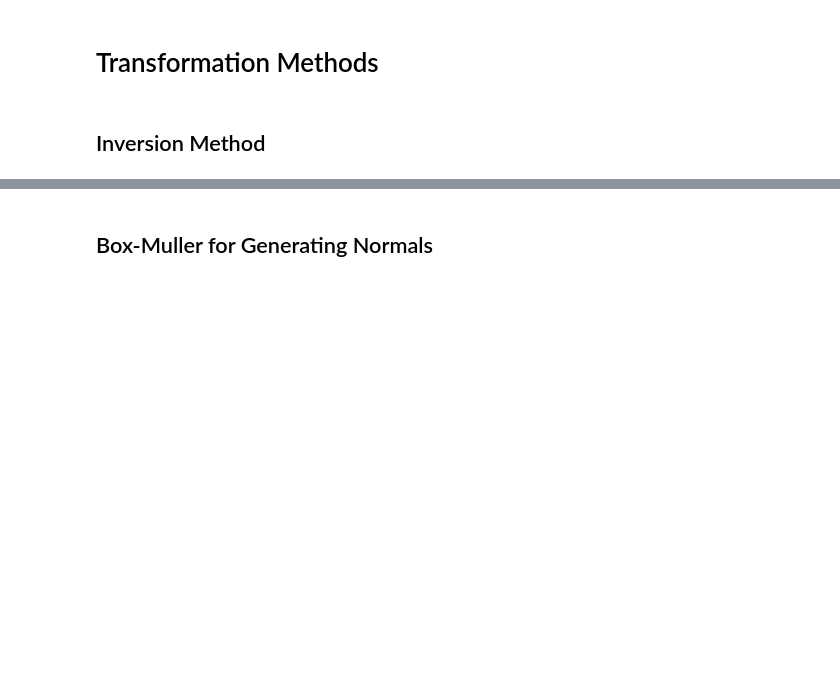
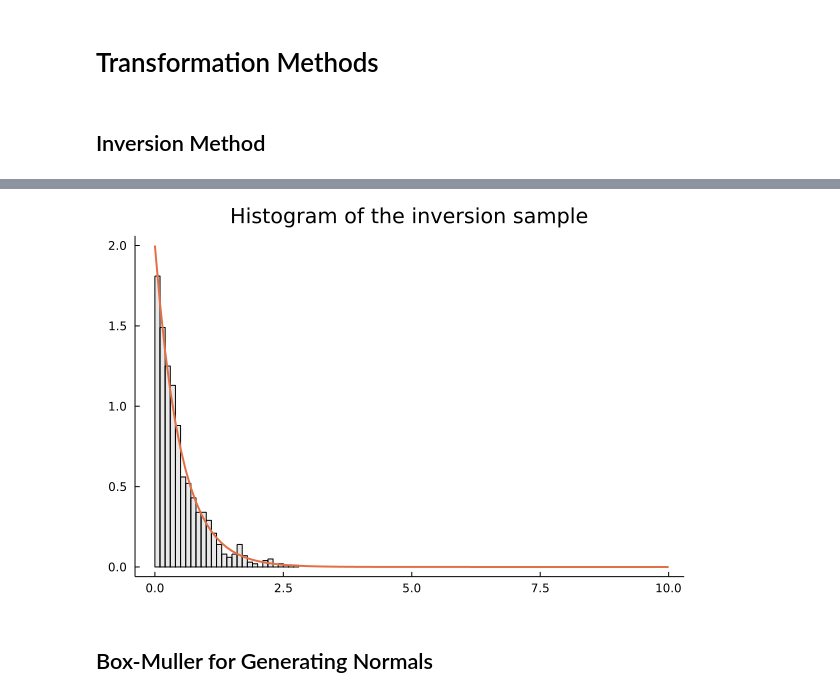
Before and after one commit to Kaasiak/MonteCarloCasino, a Jupyter notebook: 02-transformation-rejection-reweighting.ipynb, the cells around one changed output, grey strips where cells are left out. Saved outputs shown, nothing was run; the diff lists cells and outputs as text; code cells hidden in the pictures; blank space fills up the shorter version.

```diff
--- a/02-transformation-rejection-reweighting.ipynb
+++ b/02-transformation-rejection-reweighting.ipynb
@@ -32,17 +34,19 @@ plot!(x, F(x, 2), label="\\lambda = 2", subplot = 2)
 # %%
-function inv_F(x, lambda)
-    - log.(1 .- x) ./ lambda
+function inv_F(x, λ)
+    - log.(1 .- x) ./ λ
 end
 
-function inv_exp_sample(;N=1000, lambda=1)
+function inv_exp_sample(;N=1000, λ=1)
     u = rand(Uniform(), N)
-    y = inv_F(u, lambda)
+    y = inv_F(u, λ)
     y
 end
-lambda = 2
-y = inv_exp_sample(lambda=lambda)
+λ = 2
+y = inv_exp_sample(λ=λ)
 histogram(y, fillalpha=0.5, normed=true, title="Histogram of the inversion sample")
-plot!(x, f(x, lambda), width=2)
+plot!(x, f(x, λ), width=2)
+# %% [output]
+[figure, added]
 # %% [markdown]
 ## Box-Muller for Generating Normals
 # %% [markdown]
```
Also changed, not shown: parts of 8 cells of this notebook, 4 other files.
